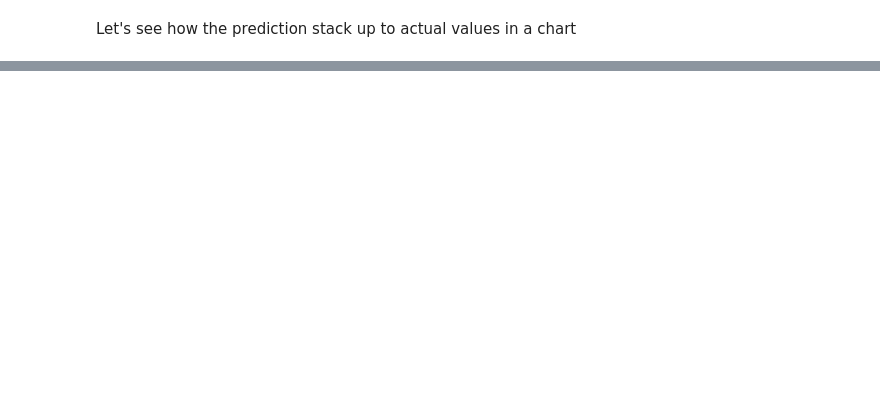
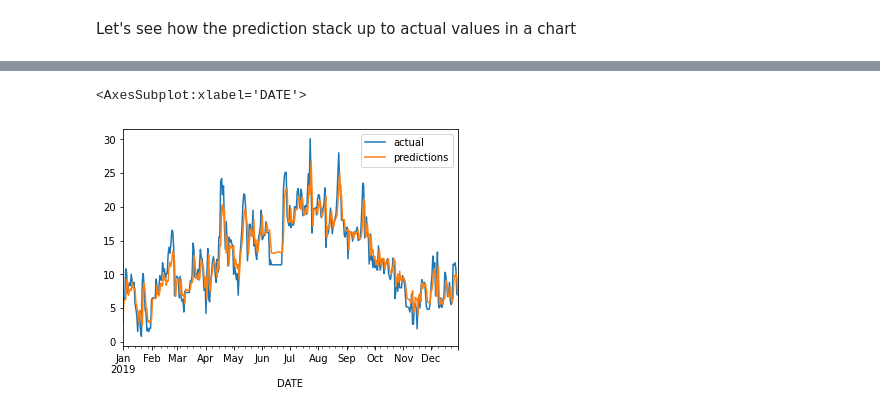
Before and after one commit to rajeshbhusal/portfolio, a Jupyter notebook: predict_edinburghweather/predict_edinburghweather.ipynb, the cells around one changed output, grey strips where cells are left out. Drawn from its saved outputs; the diff is of its cells as text; code cells hidden in the pictures; blank space fills up the shorter version.

```diff
--- a/predict_edinburghweather/predict_edinburghweather.ipynb
+++ b/predict_edinburghweather/predict_edinburghweather.ipynb
@@ -306,0 +343,13 @@ There are other improvements that can be made to the model – which I will be a
+# %%
+core_weather["monthly_avg"] = core_weather["temp_max"].groupby(core_weather.index.month).apply(lambda x: x.expanding(1).mean())
+core_weather["day_of_year_avg"] = core_weather["temp_max"].groupby(core_weather.index.day_of_year).apply(lambda x: x.expanding(1).mean())
+# %%
+## We will add the additional features into the model
+predictors = ["precip", "temp_max", "temp_min","monthly_avg","day_of_year_avg"]
+train = core_weather.loc[:"2018-12-31"]
+test = core_weather.loc["2019-01-01":]
+# %%
+## Now let's run the model
+reg = Ridge(alpha=0.1)
+reg.fit(train[predictors],train['target'])
+model_predictions = reg.predict(test[predictors])
@@ -306,0 +366,4 @@ There are other improvements that can be made to the model – which I will be a
+# %%
+combined = pd.concat([test['target'],pd.Series(model_predictions,index=test.index)], axis=1)
+combined.columns = ['actual','predictions']
+combined
@@ -306,0 +385,5 @@ There are other improvements that can be made to the model – which I will be a
+# %%
+combined.plot()
+# %% [output]
+<AxesSubplot:xlabel='DATE'>
+[figure, added]
```
Also changed, not shown: parts of 20 cells of this notebook.
